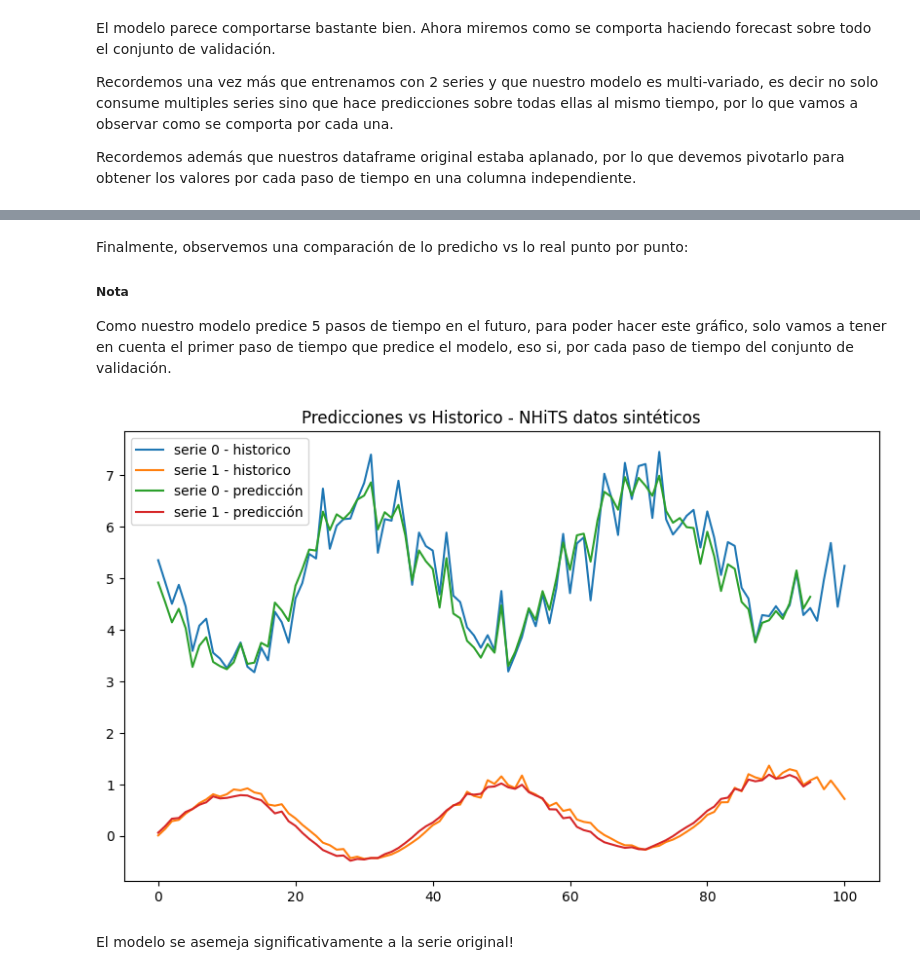
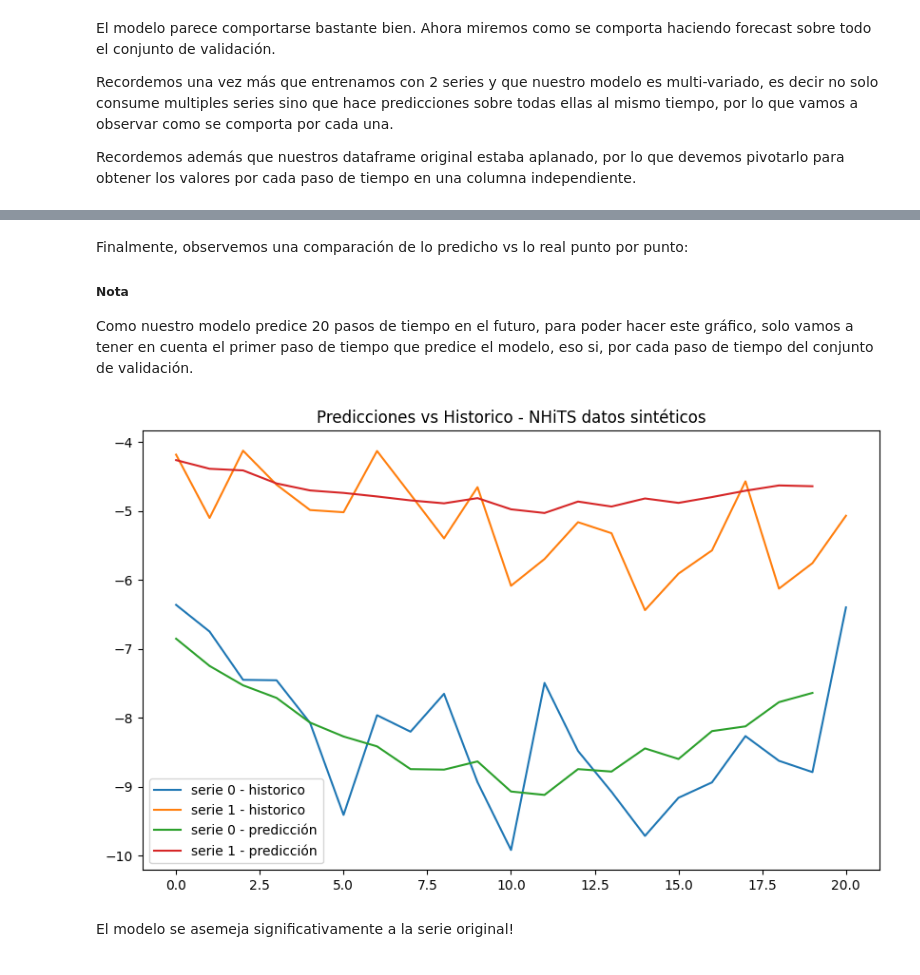
Before and after one commit to Ohtar10/icesi-advanced-dl, a Jupyter notebook: Unidad 1 - Time Series/nhits-time-series.ipynb, the cells around one changed output, grey strips where cells are left out. Drawn from its saved outputs; the diff is of its cells as text; code cells hidden in the pictures.

```diff
--- a/Unidad 1 - Time Series/nhits-time-series.ipynb
+++ b/Unidad 1 - Time Series/nhits-time-series.ipynb
@@ -40,8 +43,8 @@ from pytorch_forecasting.data import NaNLabelEncoder
 from pytorch_forecasting.data.examples import generate_ar_data
 from pytorch_forecasting.metrics import MAE, SMAPE, RMSE, MQF2DistributionLoss
 
-# Creamos un dataset sintético de 2 series de 400 pasos cada una y un patrón estacional de 10
-data = generate_ar_data(seasonality=10.0, timesteps=400, n_series=2, seed=123)
+# Creamos un dataset sintético de 4 series de 400 pasos cada una y un patrón estacional de 10
+data = generate_ar_data(seasonality=10.0, timesteps=400, n_series=4, seed=123)
 data['date'] = pd.Timestamp("2024-01-01") + pd.to_timedelta(data.time_idx, "D")
 data.head(21)
 # %% [output]
@@ -76,11 +79,11 @@ plt.show()
 # El horizonte de tiempo del cual se calculará la predicción, es el tamaño de la secuencia de entrada
 max_encoder_length = 60
 # El horizonde de tiempo de la PREDICCIÓN, cuantos pasos de tiempo se pretenden pronosticar en un solo momento.
-max_prediction_length = 5
+max_prediction_length = 20
 
 # Definimos el corte para el training y testing set
 # Dejarémos 100 ejemplares para validación
-training_cutoff = data['time_idx'].max() - 100
+training_cutoff = data['time_idx'].max() - max_prediction_length
 
 context_length = max_encoder_length
 prediction_length = max_prediction_length
@@ -235,7 +242,7 @@ Recordemos una vez más que entrenamos con 2 series y que nuestro modelo es mult
 
 Recordemos además que nuestros dataframe original estaba aplanado, por lo que devemos pivotarlo para obtener los valores por cada paso de tiempo en una columna independiente.
 # %%
-predictions = best_model.predict(validation, return_index=True, return_x=True, return_y=True, trainer_kwargs={'accelerator': 'cpu'})
+predictions = best_model.predict(validation, return_index=True, return_x=True, return_y=True, trainer_kwargs={'accelerator': 'gpu'})
 
 pv = pd.pivot_table(data[lambda x: x.time_idx >= training_cutoff], values=['value'], index=['time_idx'], columns=['series'])
 pv.head(15)
@@ -266,25 +274,23 @@ HPU available: False, using: 0 HPUs
 Finalmente, observemos una comparación de lo predicho vs lo real punto por punto:
 
 ##### Nota
-Como nuestro modelo predice 5 pasos de tiempo en el futuro, para poder hacer este gráfico, solo vamos a tener en cuenta el primer paso de tiempo que predice el modelo, eso si, por cada paso de tiempo del conjunto de validación.
+Como nuestro modelo predice 20 pasos de tiempo en el futuro, para poder hacer este gráfico, solo vamos a tener en cuenta el primer paso de tiempo que predice el modelo, eso si, por cada paso de tiempo del conjunto de validación.
 # %%
 y0 = pv[('value', 0)].reset_index(drop=True)
 y1 = pv[('value', 1)].reset_index(drop=True)
-# Cambiamos de (192, 5) a (2, 96, 5), es decir:
-# de (ejemplar, pronóstico) a (serie, ejemplar, pronóstico)
-yhat = predictions.output.reshape(2, -1, 5).cpu().numpy()
+yhat = predictions.output.cpu().numpy()
 
 fig = plt.figure(figsize=(10, 6))
 plt.plot(y0, label='serie 0 - historico')
 plt.plot(y1, label='serie 1 - historico')
 # Tomamos únicamente el primer pronóstico de cada ejemplar para facilitar el gráfico
-plt.plot(yhat[0,:,0], label='serie 0 - predicción')
-plt.plot(yhat[1,:,0], label='serie 1 - predicción')
+plt.plot(yhat[0, :], label='serie 0 - predicción')
+plt.plot(yhat[1, :], label='serie 1 - predicción')
 plt.title('Predicciones vs Historico - NHiTS datos sintéticos')
 plt.legend()
 plt.show()
 # %% [output]
-[figure, old version]
+[figure, new version]
 # %% [markdown]
 El modelo se asemeja significativamente a la serie original!
 # %% [markdown]
```
Also changed, not shown: parts of 15 cells of this notebook, 1 other file.
